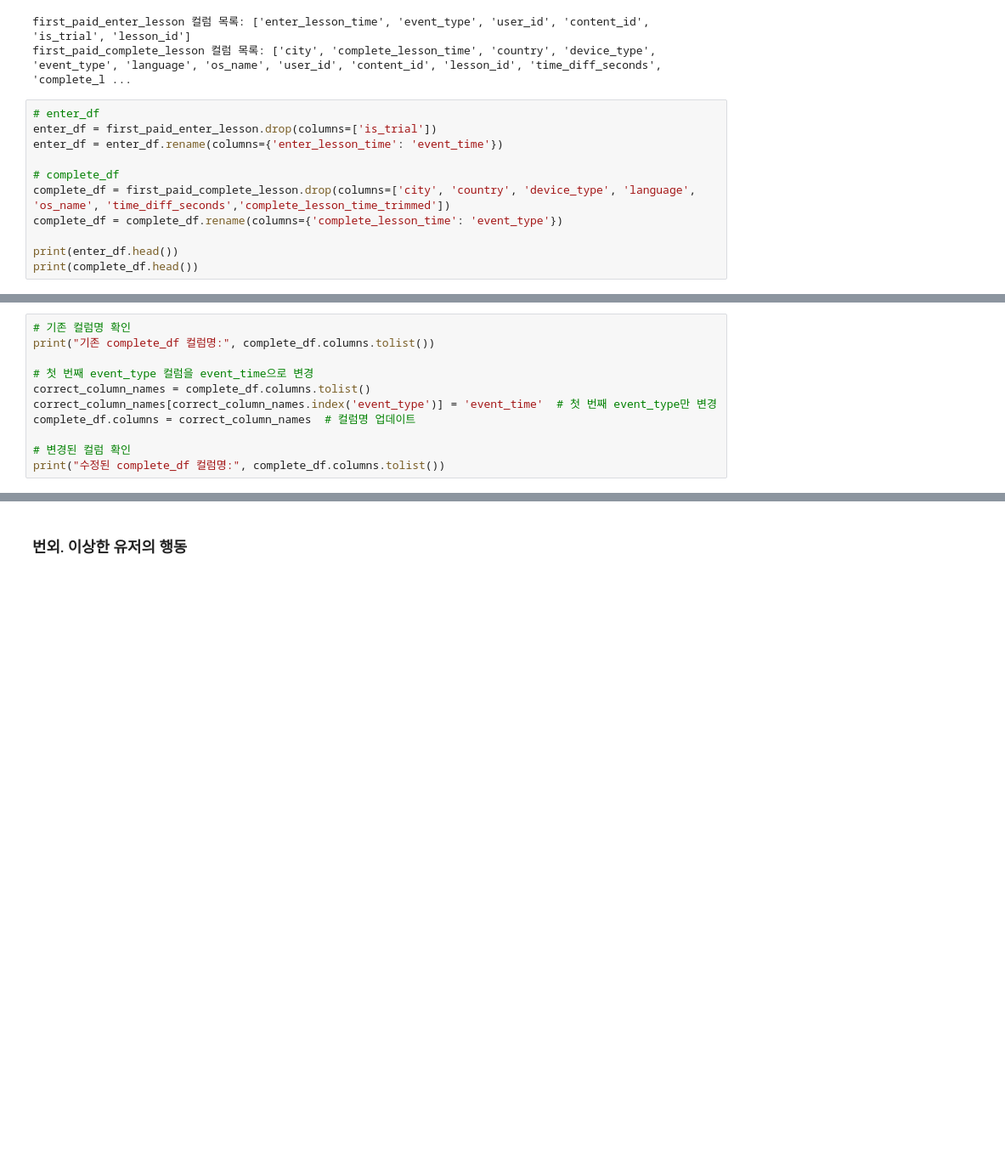
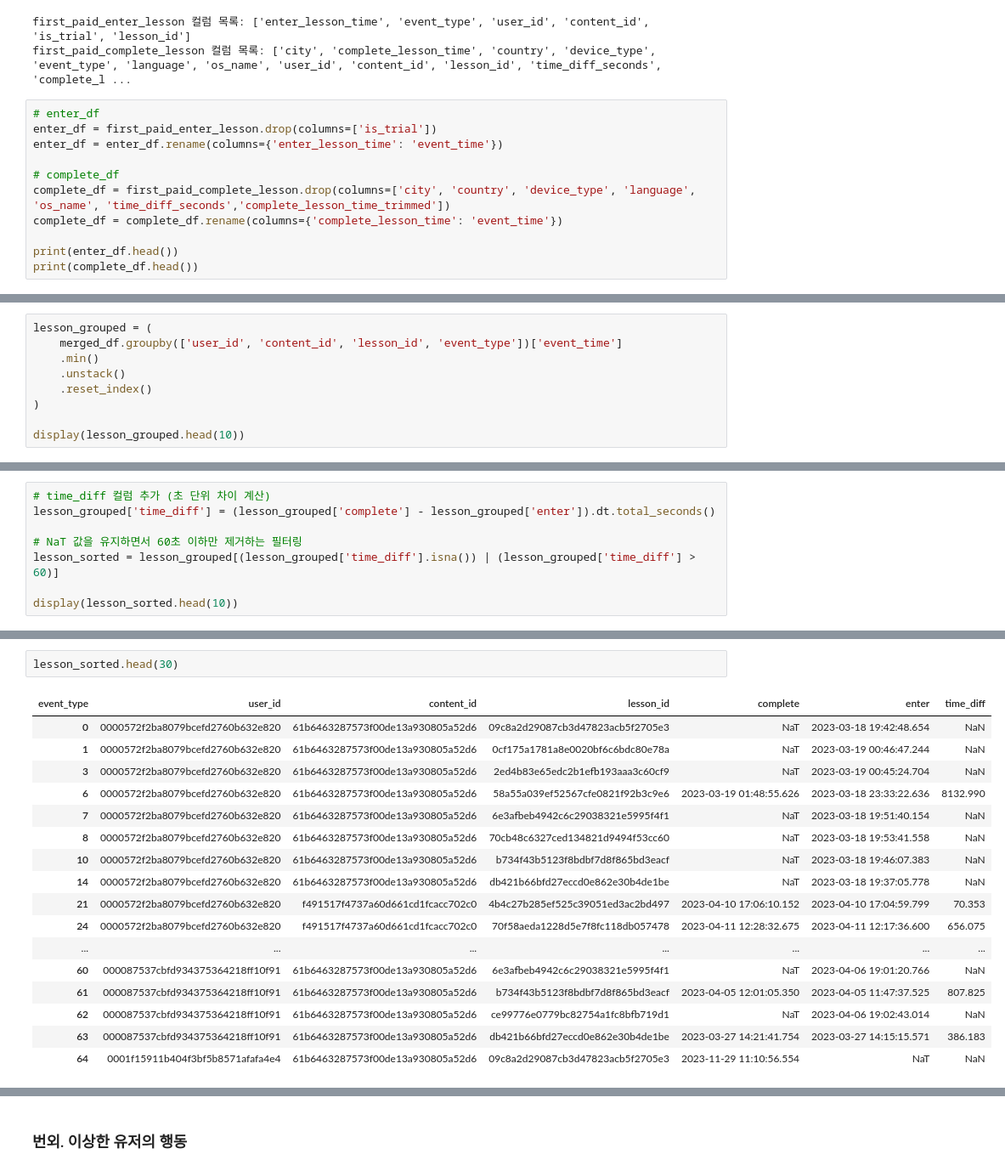
Before and after one commit to saeraniren/intermediate_project, a Jupyter notebook: haein_funnel_eda.ipynb, the cells around one changed output, grey strips where cells are left out. Shown at 85% size. Drawn from its saved outputs; the diff is of its cells as text; blank space fills up the shorter version.

```diff
--- a/haein_funnel_eda.ipynb
+++ b/haein_funnel_eda.ipynb
@@ -1366,7 +1364,7 @@ enter_df = enter_df.rename(columns={'enter_lesson_time': 'event_time'})
 
 # complete_df
 complete_df = first_paid_complete_lesson.drop(columns=['city', 'country', 'device_type', 'language', 'os_name', 'time_diff_seconds','complete_lesson_time_trimmed'])
-complete_df = complete_df.rename(columns={'complete_lesson_time': 'event_type'})
+complete_df = complete_df.rename(columns={'complete_lesson_time': 'event_time'})
 
 print(enter_df.head())
 print(complete_df.head())
@@ -1388,14 +1386,3 @@ print(complete_df.head())
 222218   eb40ff18855f20f7cd2d55dbc48b49ae
 222219   c84ce096d3407c9ce4eebd380df44dbf
 222220   3ae4d4504b620370687e58e0a33cf22d
-# %%
-# 기존 컬럼명 확인
-print("기존 complete_df 컬럼명:", complete_df.columns.tolist())
-
-# 첫 번째 event_type 컬럼을 event_time으로 변경
-correct_column_names = complete_df.columns.tolist()
-correct_column_names[correct_column_names.index('event_type')] = 'event_time'  # 첫 번째 event_type만 변경
-complete_df.columns = correct_column_names  # 컬럼명 업데이트
-
-# 변경된 컬럼 확인
-print("수정된 complete_df 컬럼명:", complete_df.columns.tolist())
@@ -1524,0 +1438,9 @@ KeyboardInterrupt:
+# %%
+lesson_grouped = (
+    merged_df.groupby(['user_id', 'content_id', 'lesson_id', 'event_type'])['event_time']
+    .min()
+    .unstack()
+    .reset_index()
+)
+
+display(lesson_grouped.head(10))
@@ -1524,0 +1459,8 @@ KeyboardInterrupt:
+# %%
+# time_diff 컬럼 추가 (초 단위 차이 계산)
+lesson_grouped['time_diff'] = (lesson_grouped['complete'] - lesson_grouped['enter']).dt.total_seconds()
+
+# NaT 값을 유지하면서 60초 이하만 제거하는 필터링
+lesson_sorted = lesson_grouped[(lesson_grouped['time_diff'].isna()) | (lesson_grouped['time_diff'] > 60)]
+
+display(lesson_sorted.head(10))
@@ -1524,0 +1511,20 @@ KeyboardInterrupt:
+# %%
+lesson_sorted.head(30)
+# %% [output]
+| event_type | user_id | content_id | lesson_id | complete | enter | time_diff |
+| 0 | 0000572f2ba8079bcefd2760b632e820 | 61b6463287573f00de13a930805a52d6 | 09c8a2d29087cb3d47823acb5f2705e3 | NaT | 2023-03-18 19:42:48.654 | NaN |
+| 1 | 0000572f2ba8079bcefd2760b632e820 | 61b6463287573f00de13a930805a52d6 | 0cf175a1781a8e0020bf6c6bdc80e78a | NaT | 2023-03-19 00:46:47.244 | NaN |
+| 3 | 0000572f2ba8079bcefd2760b632e820 | 61b6463287573f00de13a930805a52d6 | 2ed4b83e65edc2b1efb193aaa3c60cf9 | NaT | 2023-03-19 00:45:24.704 | NaN |
+| 6 | 0000572f2ba8079bcefd2760b632e820 | 61b6463287573f00de13a930805a52d6 | 58a55a039ef52567cfe0821f92b3c9e6 | 2023-03-19 01:48:55.626 | 2023-03-18 23:33:22.636 | 8132.990 |
+| 7 | 0000572f2ba8079bcefd2760b632e820 | 61b6463287573f00de13a930805a52d6 | 6e3afbeb4942c6c29038321e5995f4f1 | NaT | 2023-03-18 19:51:40.154 | NaN |
+| 8 | 0000572f2ba8079bcefd2760b632e820 | 61b6463287573f00de13a930805a52d6 | 70cb48c6327ced134821d9494f53cc60 | NaT | 2023-03-18 19:53:41.558 | NaN |
+| 10 | 0000572f2ba8079bcefd2760b632e820 | 61b6463287573f00de13a930805a52d6 | b734f43b5123f8bdbf7d8f865bd3eacf | NaT | 2023-03-18 19:46:07.383 | NaN |
+| 14 | 0000572f2ba8079bcefd2760b632e820 | 61b6463287573f00de13a930805a52d6 | db421b66bfd27eccd0e862e30b4de1be | NaT | 2023-03-18 19:37:05.778 | NaN |
+| 21 | 0000572f2ba8079bcefd2760b632e820 | f491517f4737a60d661cd1fcacc702c0 | 4b4c27b285ef525c39051ed3ac2bd497 | 2023-04-10 17:06:10.152 | 2023-04-10 17:04:59.799 | 70.353 |
+| 24 | 0000572f2ba8079bcefd2760b632e820 | f491517f4737a60d661cd1fcacc702c0 | 70f58aeda1228d5e7f8fc118db057478 | 2023-04-11 12:28:32.675 | 2023-04-11 12:17:36.600 | 656.075 |
+| ... | ... | ... | ... | ... | ... | ... |
+| 60 | 000087537cbfd934375364218ff10f91 | 61b6463287573f00de13a930805a52d6 | 6e3afbeb4942c6c29038321e5995f4f1 | NaT | 2023-04-06 19:01:20.766 | NaN |
+| 61 | 000087537cbfd934375364218ff10f91 | 61b6463287573f00de13a930805a52d6 | b734f43b5123f8bdbf7d8f865bd3eacf | 2023-04-05 12:01:05.350 | 2023-04-05 11:47:37.525 | 807.825 |
+| 62 | 000087537cbfd934375364218ff10f91 | 61b6463287573f00de13a930805a52d6 | ce99776e0779bc82754a1fc8bfb719d1 | NaT | 2023-04-06 19:02:43.014 | NaN |
+| 63 | 000087537cbfd934375364218ff10f91 | 61b6463287573f00de13a930805a52d6 | db421b66bfd27eccd0e862e30b4de1be | 2023-03-27 14:21:41.754 | 2023-03-27 14:15:15.571 | 386.183 |
+| 64 | 0001f15911b404f3bf5b8571afafa4e4 | 61b6463287573f00de13a930805a52d6 | 09c8a2d29087cb3d47823acb5f2705e3 | 2023-11-29 11:10:56.554 | NaT | NaN |
```
Also changed, not shown: parts of 12 cells of this notebook.
